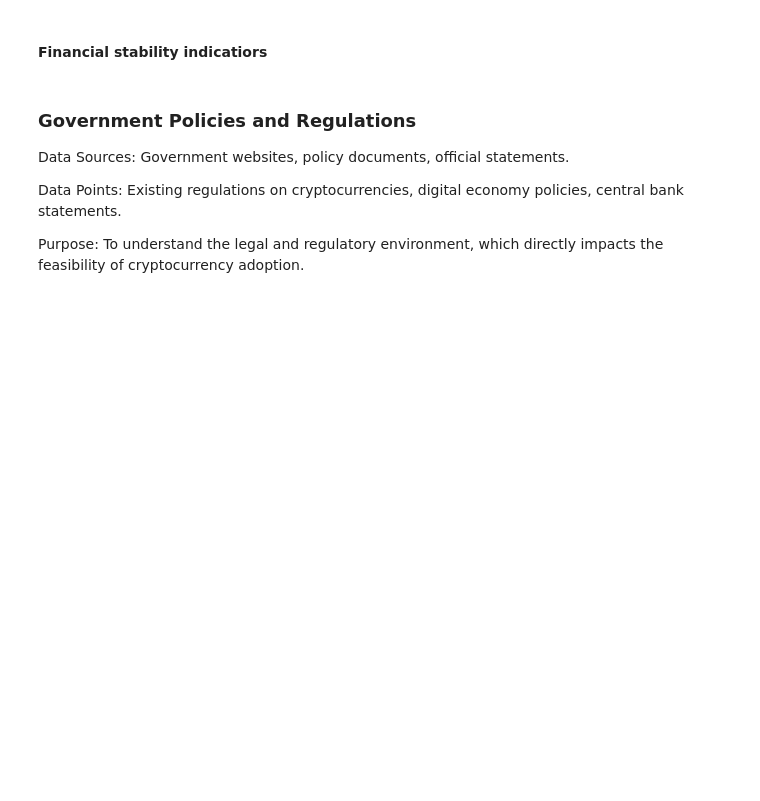
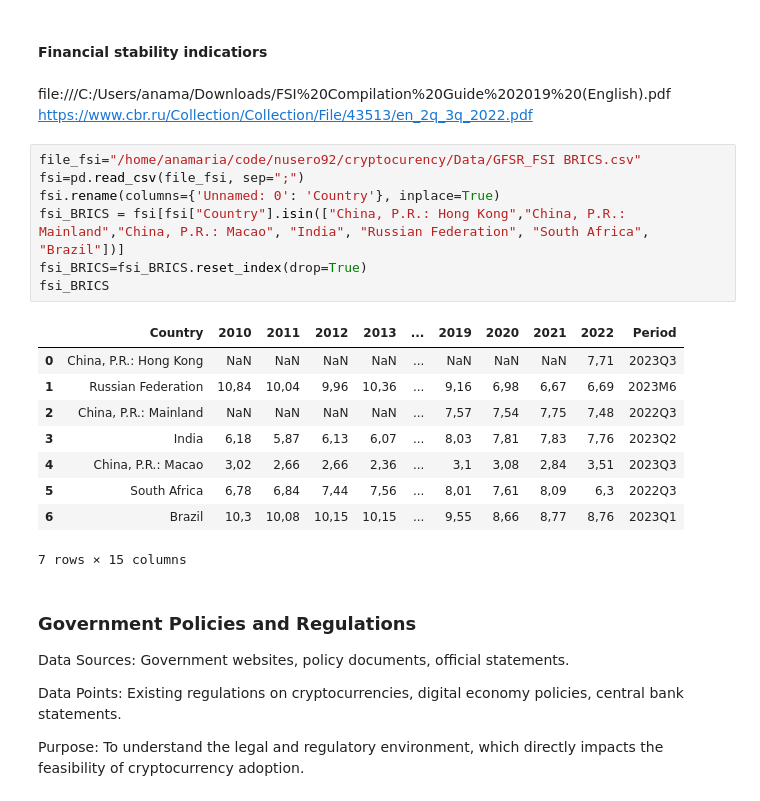
Before and after one commit to nusero92/cryptocurency, a Jupyter notebook: crypto project.ipynb, the cells around one changed output. Cells and saved outputs as stored; diff of their text form; blank space fills up the shorter version.

```diff
--- a/crypto project.ipynb
+++ b/crypto project.ipynb
@@ -450,6 +482,26 @@ correlation_matrix
 #### Foreign exchange reserves
 # %% [markdown]
 #### Financial stability indicatiors
+# %% [markdown]
+file:///C:/Users/anama/Downloads/FSI%20Compilation%20Guide%202019%20(English).pdf
+https://www.cbr.ru/Collection/Collection/File/43513/en_2q_3q_2022.pdf
+# %%
+file_fsi="/home/anamaria/code/nusero92/cryptocurency/Data/GFSR_FSI BRICS.csv"
+fsi=pd.read_csv(file_fsi, sep=";")
+fsi.rename(columns={'Unnamed: 0': 'Country'}, inplace=True)
+fsi_BRICS = fsi[fsi["Country"].isin(["China, P.R.: Hong Kong","China, P.R.: Mainland","China, P.R.: Macao", "India", "Russian Federation", "South Africa", "Brazil"])]
+fsi_BRICS=fsi_BRICS.reset_index(drop=True)
+fsi_BRICS
+# %% [output]
+|  | Country | 2010 | 2011 | 2012 | 2013 | ... | 2019 | 2020 | 2021 | 2022 | Period |
+| 0 | China, P.R.: Hong Kong | NaN | NaN | NaN | NaN | ... | NaN | NaN | NaN | 7,71 | 2023Q3 |
+| 1 | Russian Federation | 10,84 | 10,04 | 9,96 | 10,36 | ... | 9,16 | 6,98 | 6,67 | 6,69 | 2023M6 |
+| 2 | China, P.R.: Mainland | NaN | NaN | NaN | NaN | ... | 7,57 | 7,54 | 7,75 | 7,48 | 2022Q3 |
+| 3 | India | 6,18 | 5,87 | 6,13 | 6,07 | ... | 8,03 | 7,81 | 7,83 | 7,76 | 2023Q2 |
+| 4 | China, P.R.: Macao | 3,02 | 2,66 | 2,66 | 2,36 | ... | 3,1 | 3,08 | 2,84 | 3,51 | 2023Q3 |
+| 5 | South Africa | 6,78 | 6,84 | 7,44 | 7,56 | ... | 8,01 | 7,61 | 8,09 | 6,3 | 2022Q3 |
+| 6 | Brazil | 10,3 | 10,08 | 10,15 | 10,15 | ... | 9,55 | 8,66 | 8,77 | 8,76 | 2023Q1 |
+7 rows × 15 columns
 # %% [markdown]
 ### Government Policies and Regulations
 
```
Also changed, not shown: parts of 44 cells of this notebook, 21 other files.
